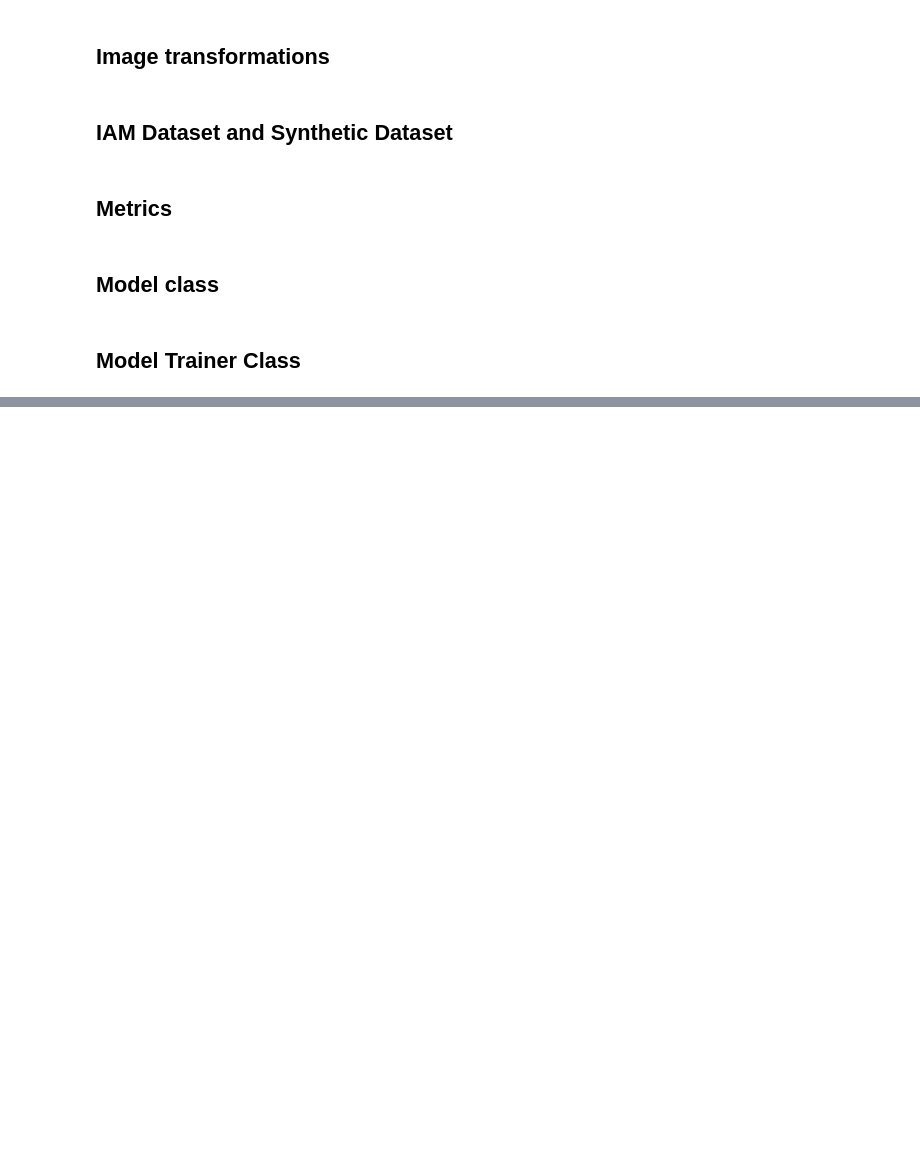
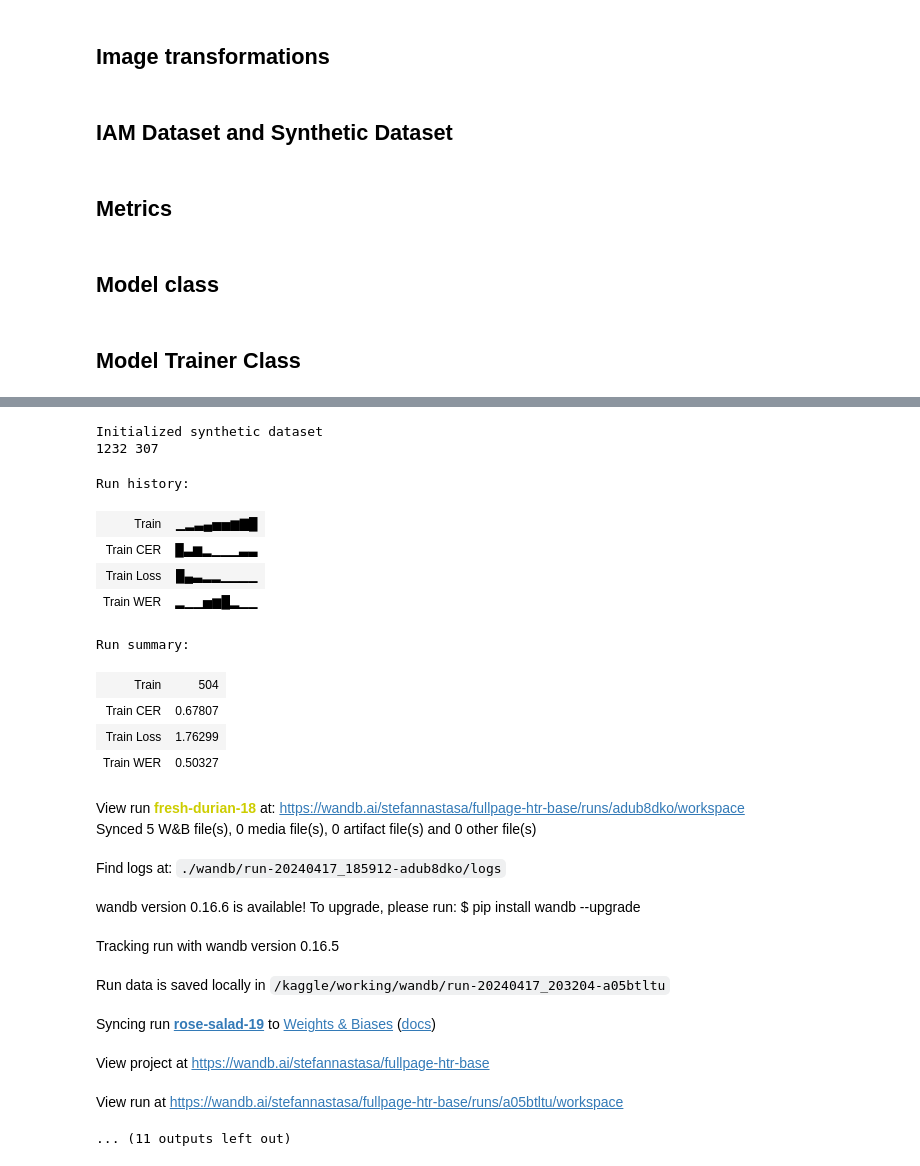
Before and after one commit to stefannastasa/BachModels, a Jupyter notebook: notebooks/KaggleNotebook.ipynb, the cells around one changed output, grey strips where cells are left out. Cells and saved outputs as stored; diff of their text form; code cells hidden in the pictures; blank space fills up the shorter version.

Commit message:
Kaggle Notebook | notebook035ac847c5 | Version 1

```diff
--- a/notebooks/KaggleNotebook.ipynb
+++ b/notebooks/KaggleNotebook.ipynb
@@ -1494,0 +1512,76 @@ except RuntimeError:
+# %%
+synth_ds = IAMDatasetSynthetic(iam_dataset=ds)
+print("Initialized synthetic dataset")
+ds_synth_train, ds_synth_val = torch.utils.data.random_split(synth_ds, [math.ceil(0.8 * len(synth_ds)), math.floor(0.2 * len(synth_ds))])
+
+ds_synth_val.data = copy(synth_ds)
+ds_synth_val.data.iam_dataset.set_transforms_for_split("val")
+train_len = len(ds_synth_train)
+val_len = len(ds_synth_val)
+print(train_len, val_len)
+# %% [output]
+Initialized synthetic dataset
+1232 307
+# %%
+batch_size = 2
+pad_tkn_idx, eos_tkn_idx = ds.label_enc.encode_labels(["<PAD>", "<EOS>"])
+collate_fn = partial(
+        IAMDataset.collate_fn, pad_val=pad_tkn_idx, eos_tkn_idx=eos_tkn_idx
+)
+num_workers = 1
+dl_train_synth = DataLoader(
+    ds_synth_train,
+    batch_size=batch_size,
+    shuffle=True,
+    collate_fn=collate_fn,
+    num_workers=num_workers,
+    pin_memory=True,
+)
+dl_val_synth = DataLoader(
+    ds_synth_val,
+    batch_size=2 * batch_size,
+    shuffle=False,
+    collate_fn=collate_fn,
+    num_workers=num_workers,
+    pin_memory=True,
+)
+train_len //= batch_size
+val_len //= 2 * batch_size
+# %%
+import gc
+
+try:
+  device = "cuda"
+  torch.cuda.empty_cache()
+  gc.collect()
+
+  model = FullPageHTR(ds.label_enc).to(device)
+  optimizer = torch.optim.Adam(model.parameters(), lr=0.0002)
+  trainer = ModelTrainer("Synthetic_dataset_0.3", model, ds_name="IAM_forms_synthetic" , train_data=dl_train_synth, val_data=dl_val_synth, optimizer=optimizer, num_epochs=100, device=device, normalization_steps=56)
+
+  wandb.finish()
+  trainer.train(train_len, val_len, wanda=True)
+except RuntimeError:
+  del model
+  print("Error time!!")
+# %% [output]
+Run history:
+| Train | ▁▂▃▄▅▅▆▇█ |
+| Train CER | █▃▆▂▁▁▁▃▃ |
+| Train Loss | █▄▃▂▂▁▁▁▁ |
+| Train WER | ▂▁▁▅▆█▂▁▁ |
+Run summary:
+| Train | 504 |
+| Train CER | 0.67807 |
+| Train Loss | 1.76299 |
+| Train WER | 0.50327 |
+View run fresh-durian-18 at: https://wandb.ai/stefannastasa/fullpage-htr-base/runs/adub8dko/workspace
+Synced 5 W&B file(s), 0 media file(s), 0 artifact file(s) and 0 other file(s)
+Find logs at: ./wandb/run-20240417_185912-adub8dko/logs
+wandb version 0.16.6 is available! To upgrade, please run: $ pip install wandb --upgrade
+Tracking run with wandb version 0.16.5
+Run data is saved locally in /kaggle/working/wandb/run-20240417_203204-a05btltu
+Syncing run rose-salad-19 to Weights & Biases (docs)
+View project at https://wandb.ai/stefannastasa/fullpage-htr-base
+View run at https://wandb.ai/stefannastasa/fullpage-htr-base/runs/a05btltu/workspace
+... (11 outputs left out)
```
Also changed, not shown: parts of 4 cells of this notebook.
